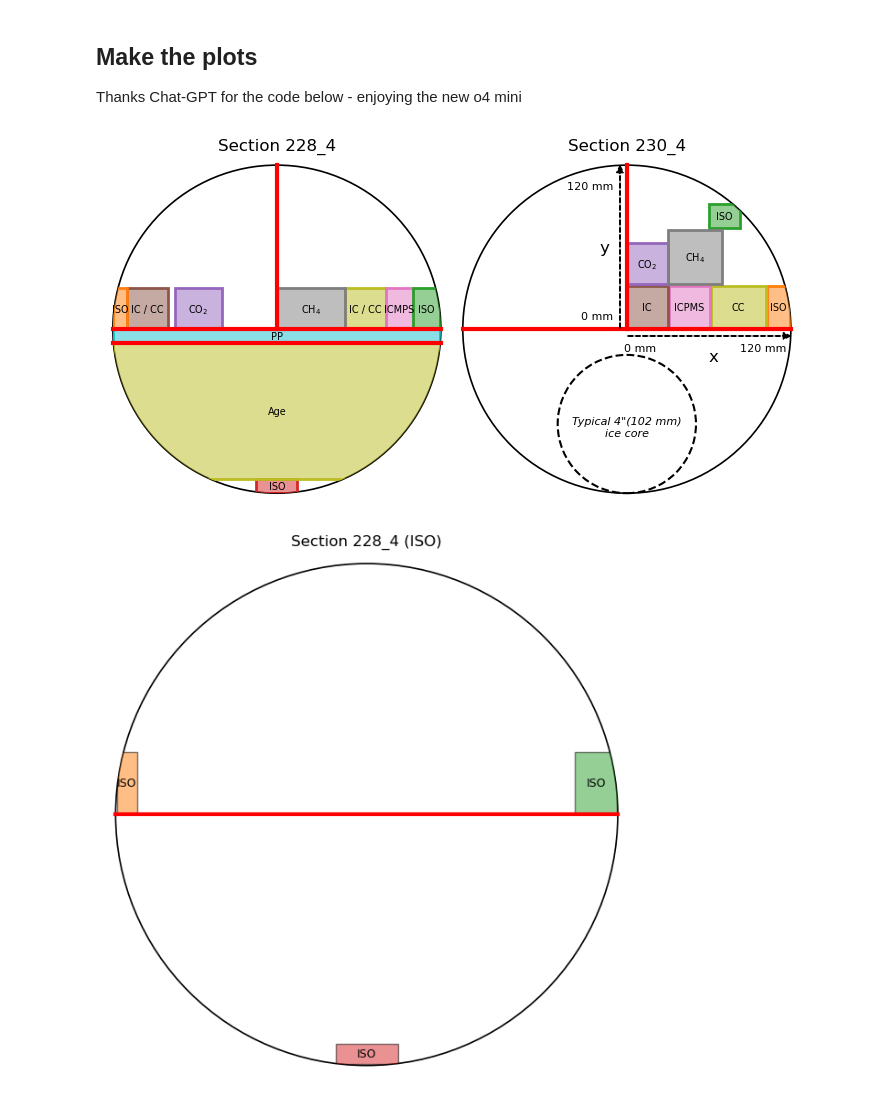
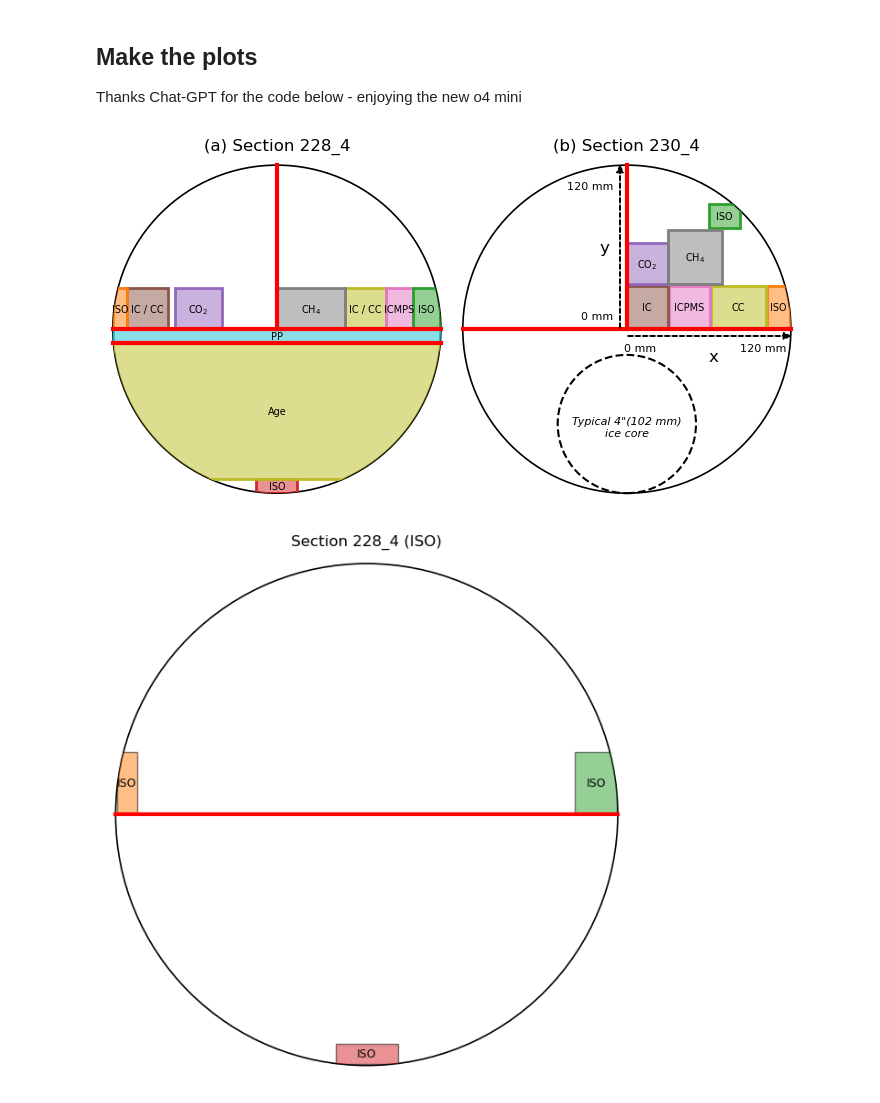
Before and after one commit to liamkirkpatrick/alhic1901_deeplayering, a Jupyter notebook: scripts/plot_samples/plot_sample_locations.ipynb, the cells around one changed output. Drawn from its saved outputs; the diff is of its cells as text; code cells hidden in the pictures.

```diff
--- a/scripts/plot_samples/plot_sample_locations.ipynb
+++ b/scripts/plot_samples/plot_sample_locations.ipynb
@@ -101,7 +101,9 @@ for ax, sec in zip(axs, sections):
     ax.set_aspect('equal')
     ax.set_xlim(-radius-5, radius+5)
     ax.set_ylim(-radius-5, radius+5)
-    ax.set_title(f'Section {sec}')
+    idx = list(axs).index(ax)
+    prefix = '(a) ' if idx == 0 else ('(b) ' if idx == 1 else '')
+    ax.set_title(f'{prefix}Section {sec}')
     #ax.grid()
     ax.axis('off')
 
@@ -161,36 +163,36 @@ if len(axs) > 1:
     small_core = patches.Circle(
         (0, y_center_typical),
         r_typical,
         facecolor='none',
         edgecolor='black',
         linestyle='--',
         linewidth=1.5
     )
     axs[1].add_patch(small_core)
 
     axs[1].text(
         0,
         y_center_typical - 10,
         'Typical 4\"(102 mm)\nice core',
         ha='center',
         va='bottom',
         fontsize=8,
         color='black',
         fontstyle='italic'
     )
 
 # hide unused subplots
 for ax in axs[n:]:
     ax.axis('off')
 
 
 plt.show()
 
 # save final figure as pdf and png
-fig.savefig(path_to_final_figures+'pdf/figure3.pdf', dpi=300)
-fig.savefig(path_to_final_figures+'png/figure3.png', dpi=300)
+fig.savefig(path_to_final_figures+'pdf/cut_plan.pdf', dpi=300)
+fig.savefig(path_to_final_figures+'png/cut_plan.png', dpi=300)
 # %% [output]
-[figure, old version]
+[figure, new version]
 # %%
 # second plot: only section '228_4' and meas_type 'ISO'
 sub_iso = df[(df.section == '228_4') & (df.meas_type == 'ISO')]
```
Also changed, not shown: 4 other files.
